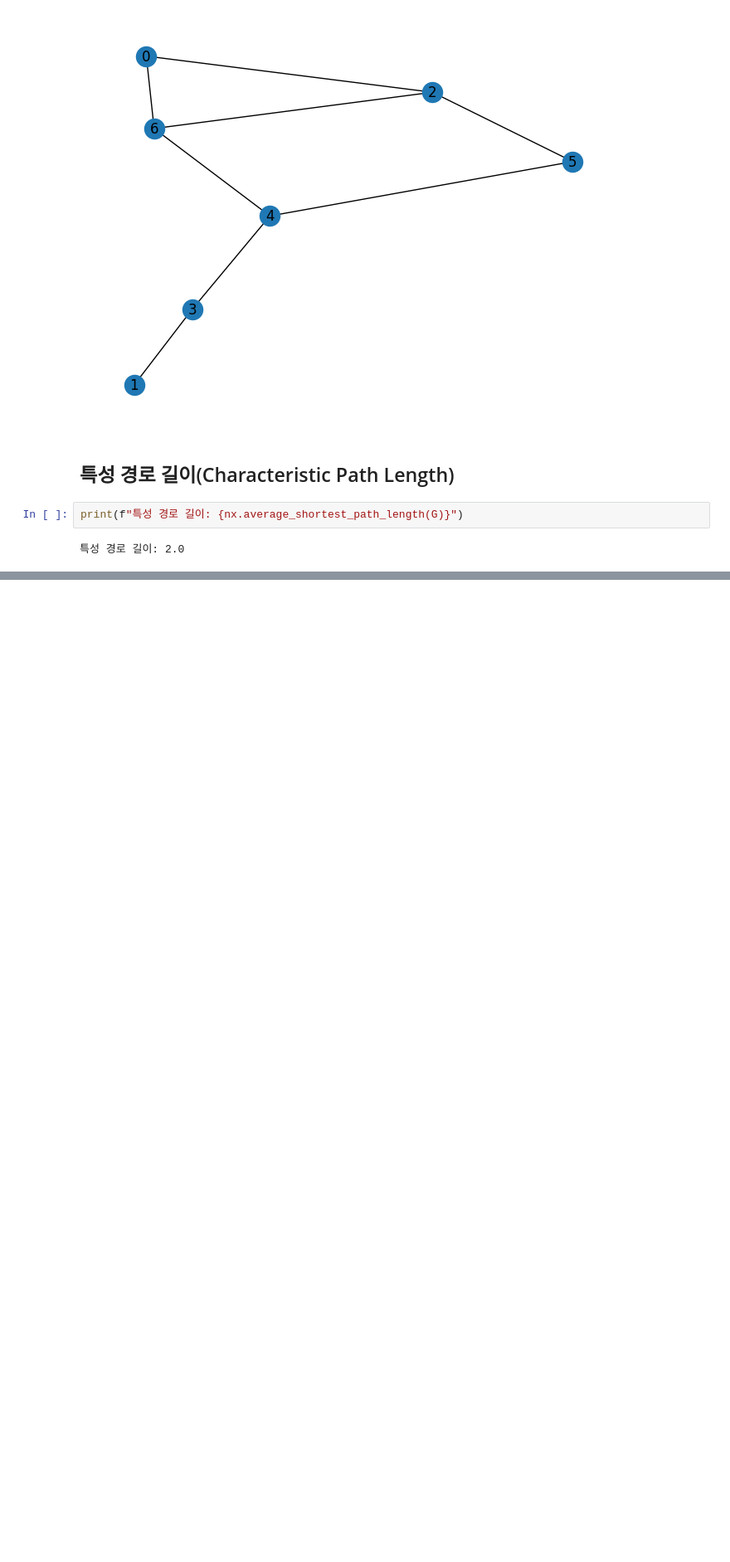
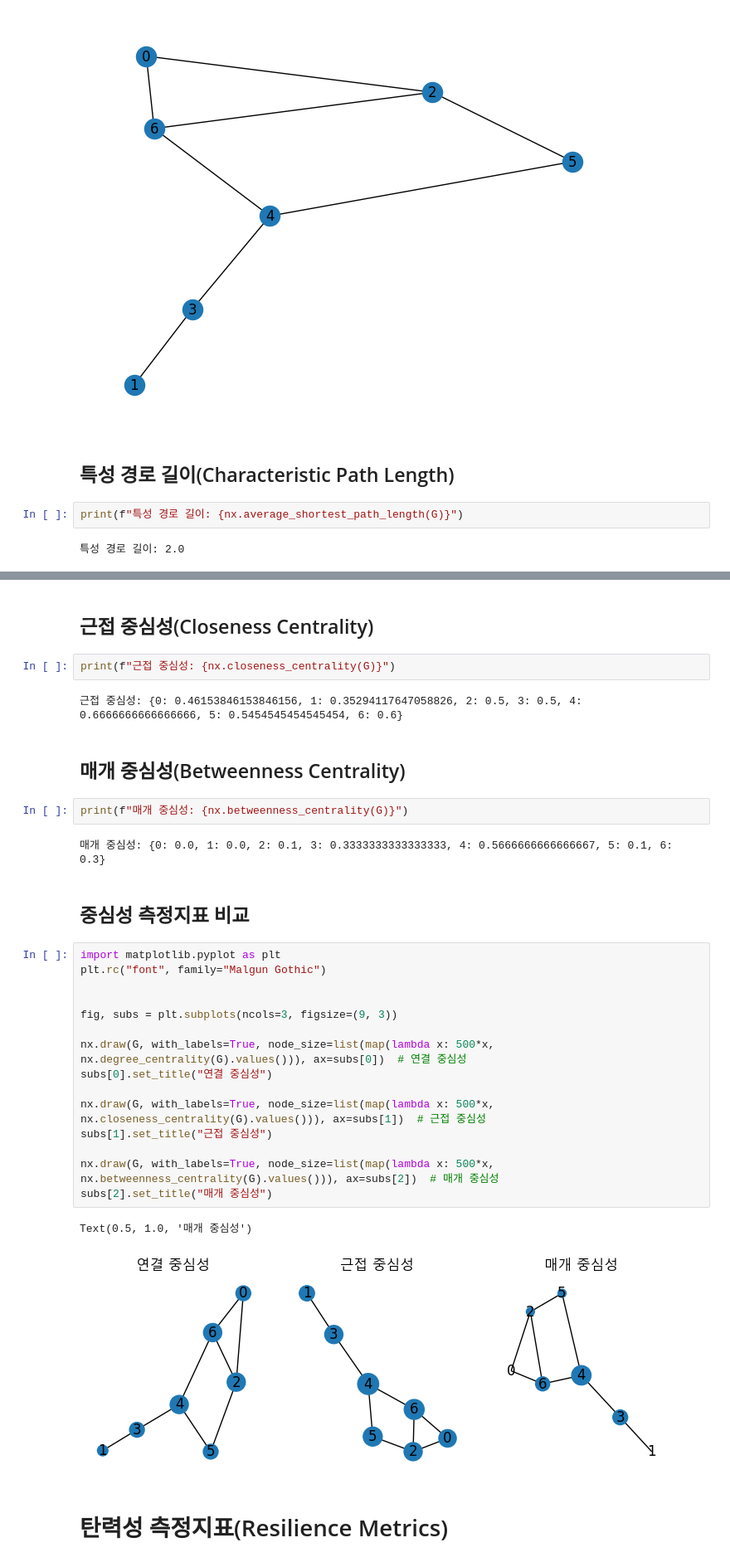
Before and after one commit to Kwan-Gu/graph_ml, a Jupyter notebook: graph_ml_learn/02_graph_metrics.ipynb, the cells around one changed output, grey strips where cells are left out. Shown at 83% size. Drawn from its saved outputs; the diff is of its cells as text; blank space fills up the shorter version.

```diff
--- a/graph_ml_learn/02_graph_metrics.ipynb
+++ b/graph_ml_learn/02_graph_metrics.ipynb
@@ -26,0 +81,34 @@ print(f"특성 경로 길이: {nx.average_shortest_path_length(G)}")
+# %% [markdown]
+## 근접 중심성(Closeness Centrality)
+# %%
+print(f"근접 중심성: {nx.closeness_centrality(G)}")
+# %% [output]
+근접 중심성: {0: 0.46153846153846156, 1: 0.35294117647058826, 2: 0.5, 3: 0.5, 4: 0.6666666666666666, 5: 0.5454545454545454, 6: 0.6}
+# %% [markdown]
+## 매개 중심성(Betweenness Centrality)
+# %%
+print(f"매개 중심성: {nx.betweenness_centrality(G)}")
+# %% [output]
+매개 중심성: {0: 0.0, 1: 0.0, 2: 0.1, 3: 0.3333333333333333, 4: 0.5666666666666667, 5: 0.1, 6: 0.3}
+# %% [markdown]
+## 중심성 측정지표 비교
+# %%
+import matplotlib.pyplot as plt
+plt.rc("font", family="Malgun Gothic")
+
+
+fig, subs = plt.subplots(ncols=3, figsize=(9, 3))
+
+nx.draw(G, with_labels=True, node_size=list(map(lambda x: 500*x, nx.degree_centrality(G).values())), ax=subs[0])  # 연결 중심성
+subs[0].set_title("연결 중심성")
+
+nx.draw(G, with_labels=True, node_size=list(map(lambda x: 500*x, nx.closeness_centrality(G).values())), ax=subs[1])  # 근접 중심성
+subs[1].set_title("근접 중심성")
+
+nx.draw(G, with_labels=True, node_size=list(map(lambda x: 500*x, nx.betweenness_centrality(G).values())), ax=subs[2])  # 매개 중심성
+subs[2].set_title("매개 중심성")
+# %% [output]
+Text(0.5, 1.0, '매개 중심성')
+[figure, added]
+# %% [markdown]
+# 탄력성 측정지표(Resilience Metrics)
```
Also changed, not shown: parts of 16 cells of this notebook, 3 other files.
